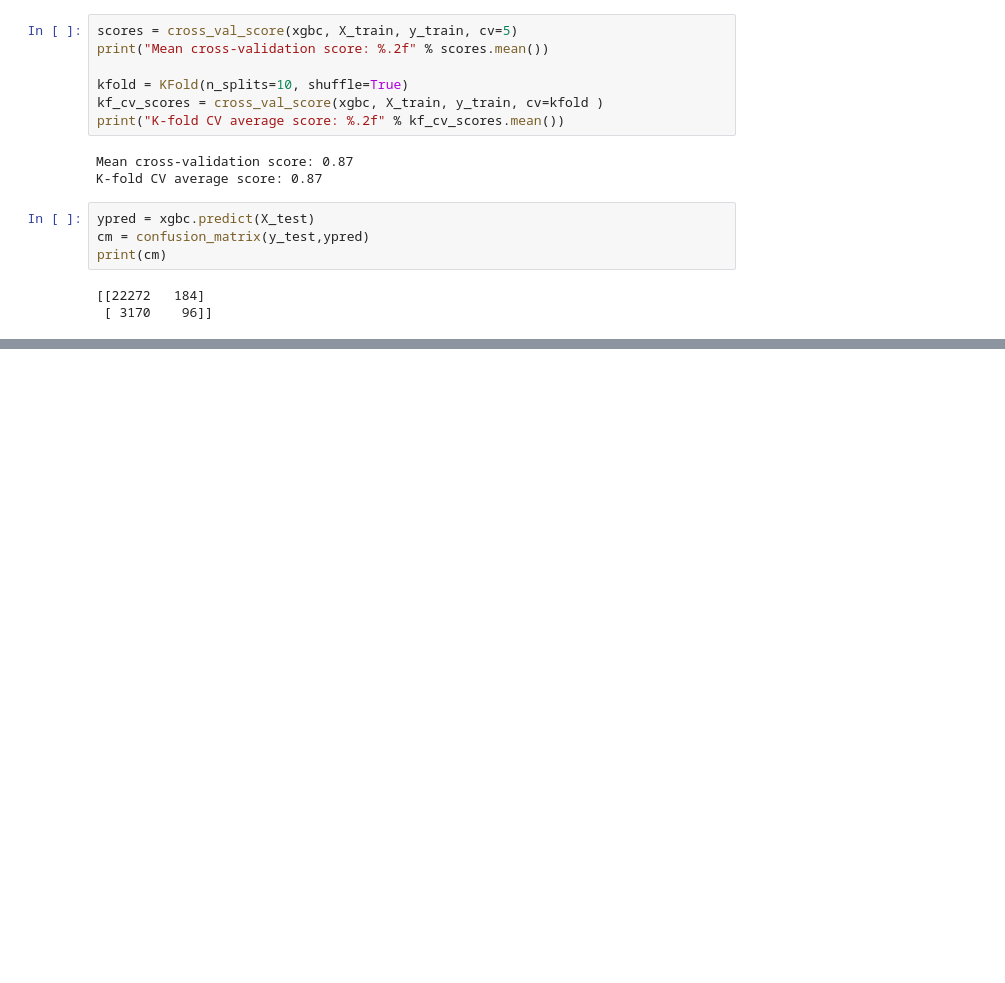
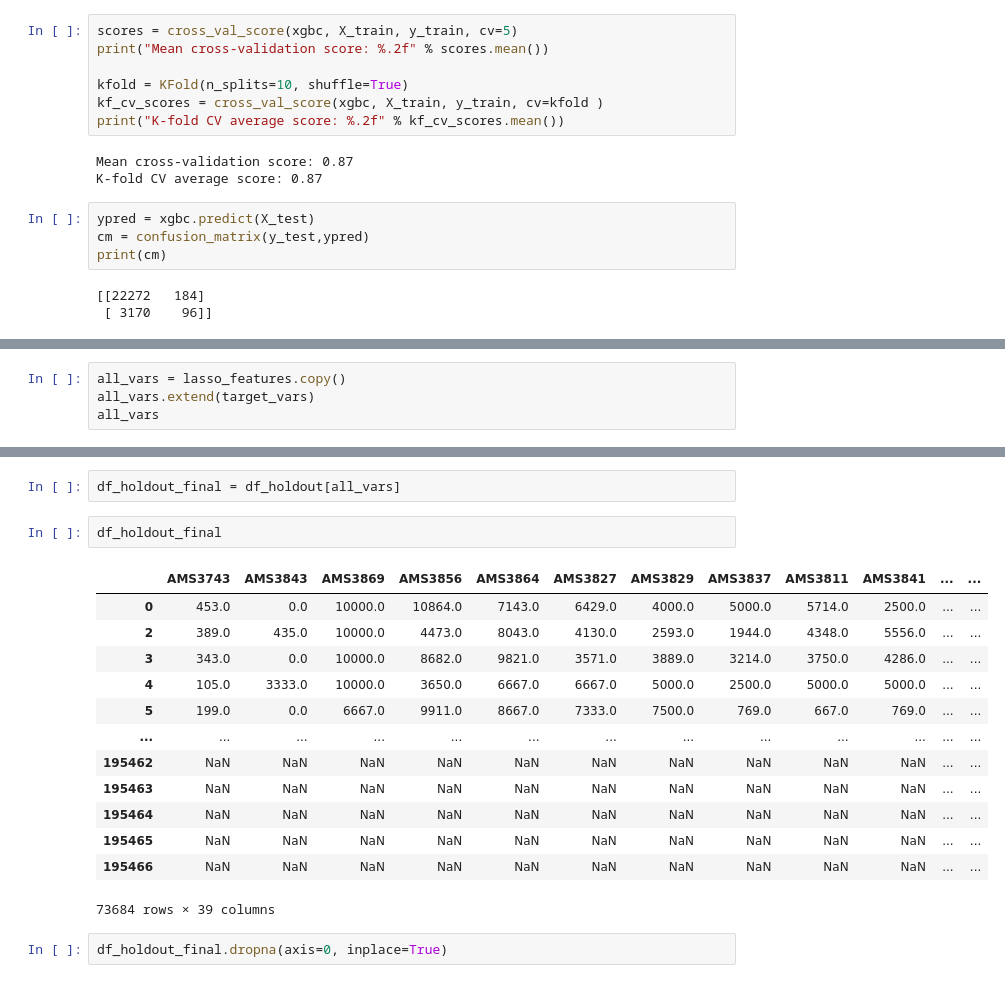
Before and after one commit to yuanzichen88/MADS-CAPSTONE, a Jupyter notebook: SIADS_699-Team_DoubleZ-Retail_CreditCard_Delinquency_Prediction.ipynb, the cells around one changed output, grey strips where cells are left out. Saved outputs shown, nothing was run; the diff lists cells and outputs as text; blank space fills up the shorter version.

```diff
--- a/SIADS_699-Team_DoubleZ-Retail_CreditCard_Delinquency_Prediction.ipynb
+++ b/SIADS_699-Team_DoubleZ-Retail_CreditCard_Delinquency_Prediction.ipynb
@@ -662,0 +695,4 @@ print(cm)
+# %%
+all_vars = lasso_features.copy()
+all_vars.extend(target_vars)
+all_vars
@@ -662,0 +717,20 @@ print(cm)
+# %%
+df_holdout_final = df_holdout[all_vars]
+# %%
+df_holdout_final
+# %% [output]
+|  | AMS3743 | AMS3843 | AMS3869 | AMS3856 | AMS3864 | AMS3827 | AMS3829 | AMS3837 | AMS3811 | AMS3841 | ... | ... |
+| 0 | 453.0 | 0.0 | 10000.0 | 10864.0 | 7143.0 | 6429.0 | 4000.0 | 5000.0 | 5714.0 | 2500.0 | ... | ... |
+| 2 | 389.0 | 435.0 | 10000.0 | 4473.0 | 8043.0 | 4130.0 | 2593.0 | 1944.0 | 4348.0 | 5556.0 | ... | ... |
+| 3 | 343.0 | 0.0 | 10000.0 | 8682.0 | 9821.0 | 3571.0 | 3889.0 | 3214.0 | 3750.0 | 4286.0 | ... | ... |
+| 4 | 105.0 | 3333.0 | 10000.0 | 3650.0 | 6667.0 | 6667.0 | 5000.0 | 2500.0 | 5000.0 | 5000.0 | ... | ... |
+| 5 | 199.0 | 0.0 | 6667.0 | 9911.0 | 8667.0 | 7333.0 | 7500.0 | 769.0 | 667.0 | 769.0 | ... | ... |
+| ... | ... | ... | ... | ... | ... | ... | ... | ... | ... | ... | ... | ... |
+| 195462 | NaN | NaN | NaN | NaN | NaN | NaN | NaN | NaN | NaN | NaN | ... | ... |
+| 195463 | NaN | NaN | NaN | NaN | NaN | NaN | NaN | NaN | NaN | NaN | ... | ... |
+| 195464 | NaN | NaN | NaN | NaN | NaN | NaN | NaN | NaN | NaN | NaN | ... | ... |
+| 195465 | NaN | NaN | NaN | NaN | NaN | NaN | NaN | NaN | NaN | NaN | ... | ... |
+| 195466 | NaN | NaN | NaN | NaN | NaN | NaN | NaN | NaN | NaN | NaN | ... | ... |
+73684 rows × 39 columns
+# %%
+df_holdout_final.dropna(axis=0, inplace=True)
```
Also changed, not shown: parts of 7 cells of this notebook.
